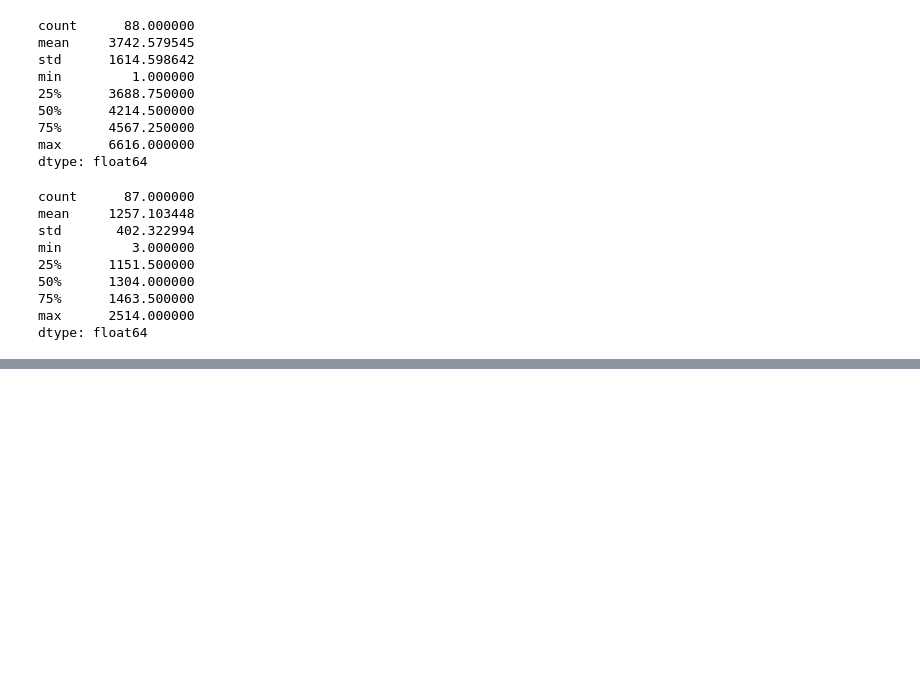
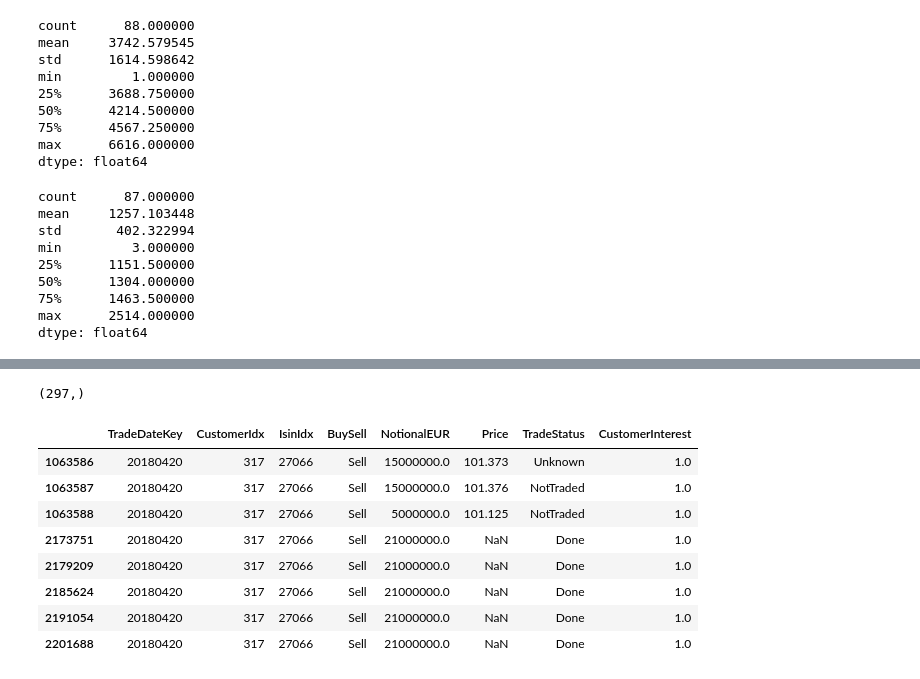
Before and after one commit to Robert-Aduviri/DSG-2018-Qualifiers, a Jupyter notebook: notebooks/robert/RA-01-EDA.ipynb, the cells around one changed output, grey strips where cells are left out. Saved outputs shown, nothing was run; the diff lists cells and outputs as text; code cells hidden in the pictures; blank space fills up the shorter version.

```diff
--- a/notebooks/robert/RA-01-EDA.ipynb
+++ b/notebooks/robert/RA-01-EDA.ipynb
@@ -814,0 +830,2 @@ dtype: float64
+# %%
+previous_friday = trade[trade.TradeDateKey==20180420]
@@ -814,0 +851,2 @@ dtype: float64
+# %%
+filtered_friday = previous_friday[previous_friday.CustomerInterest == 1]
@@ -814,0 +886,18 @@ dtype: float64
+# %%
+groups_size = filtered_friday.groupby(['CustomerIdx', 'IsinIdx']).size()
+groups_size[groups_size>1].shape
+# %% [output]
+(297,)
+# %%
+# There may be an interest in both buying or selling the same bond in the same day
+filtered_friday[(filtered_friday.CustomerIdx == 317) & (filtered_friday.IsinIdx == 27066)]
+# %% [output]
+|  | TradeDateKey | CustomerIdx | IsinIdx | BuySell | NotionalEUR | Price | TradeStatus | CustomerInterest |
+| 1063586 | 20180420 | 317 | 27066 | Sell | 15000000.0 | 101.373 | Unknown | 1.0 |
+| 1063587 | 20180420 | 317 | 27066 | Sell | 15000000.0 | 101.376 | NotTraded | 1.0 |
+| 1063588 | 20180420 | 317 | 27066 | Sell | 5000000.0 | 101.125 | NotTraded | 1.0 |
+| 2173751 | 20180420 | 317 | 27066 | Sell | 21000000.0 | NaN | Done | 1.0 |
+| 2179209 | 20180420 | 317 | 27066 | Sell | 21000000.0 | NaN | Done | 1.0 |
+| 2185624 | 20180420 | 317 | 27066 | Sell | 21000000.0 | NaN | Done | 1.0 |
+| 2191054 | 20180420 | 317 | 27066 | Sell | 21000000.0 | NaN | Done | 1.0 |
+| 2201688 | 20180420 | 317 | 27066 | Sell | 21000000.0 | NaN | Done | 1.0 |
```
Also changed, not shown: parts of 26 cells of this notebook, 3 other files.
